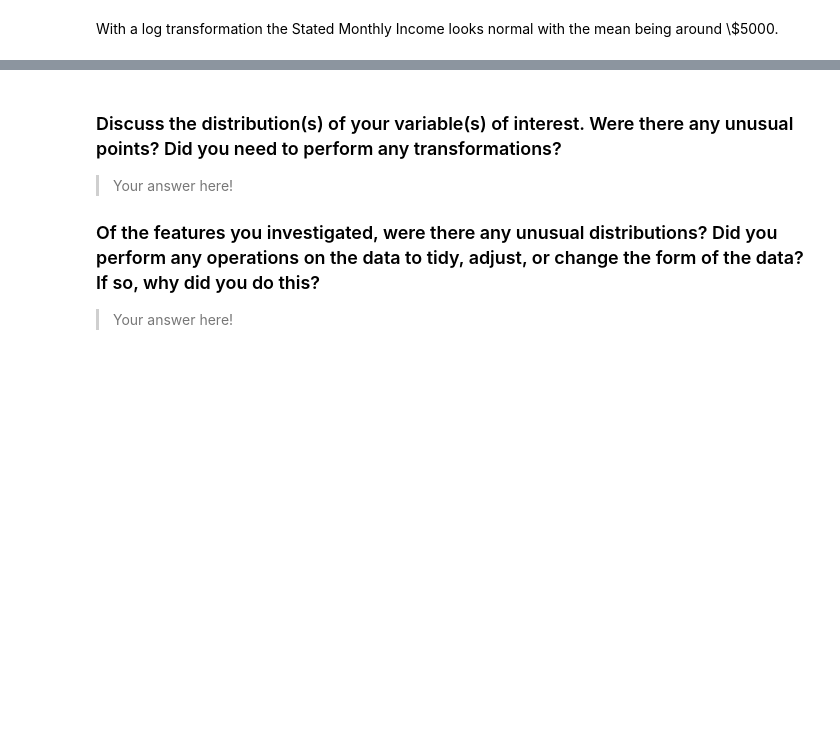
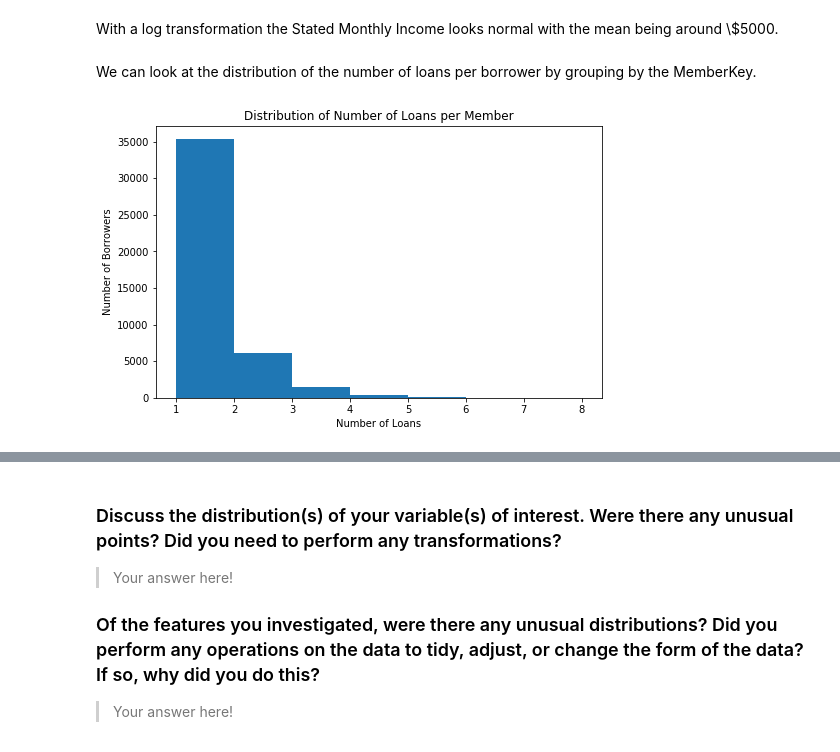
Before and after one commit to Jeffro80/DAND_Communicate_Findings, a Jupyter notebook: exploration-WORKING.ipynb, the cells around one changed output, grey strips where cells are left out. Cells and saved outputs as stored; diff of their text form; code cells hidden in the pictures; blank space fills up the shorter version.

Commit message:
Add MemberKey plot

```diff
--- a/exploration-WORKING.ipynb
+++ b/exploration-WORKING.ipynb
@@ -631,3 +631,20 @@ plt.show()
 [figure]
 # %% [markdown]
 With a log transformation the Stated Monthly Income looks normal with the mean being around \\$5000.
+# %% [markdown]
+We can look at the distribution of the number of loans per borrower by grouping by the MemberKey.
+# %%
+# Create a DataFrame holding the counts of loans per MemberKey
+members = loans.groupby('MemberKey').size().reset_index(name='counts')
+# %%
+binsize = 1
+bins = np.arange(1, members['counts'].max()+binsize, binsize)
+
+plt.figure(figsize=[8, 5])
+plt.hist(data = members, x = 'counts', bins = bins)
+plt.xlabel('Number of Loans')
+plt.ylabel('Number of Borrowers')
+plt.title('Distribution of Number of Loans per Member')
+plt.show()
+# %% [output]
+[figure, added]
```
Also changed, not shown: parts of 4 cells of this notebook.
